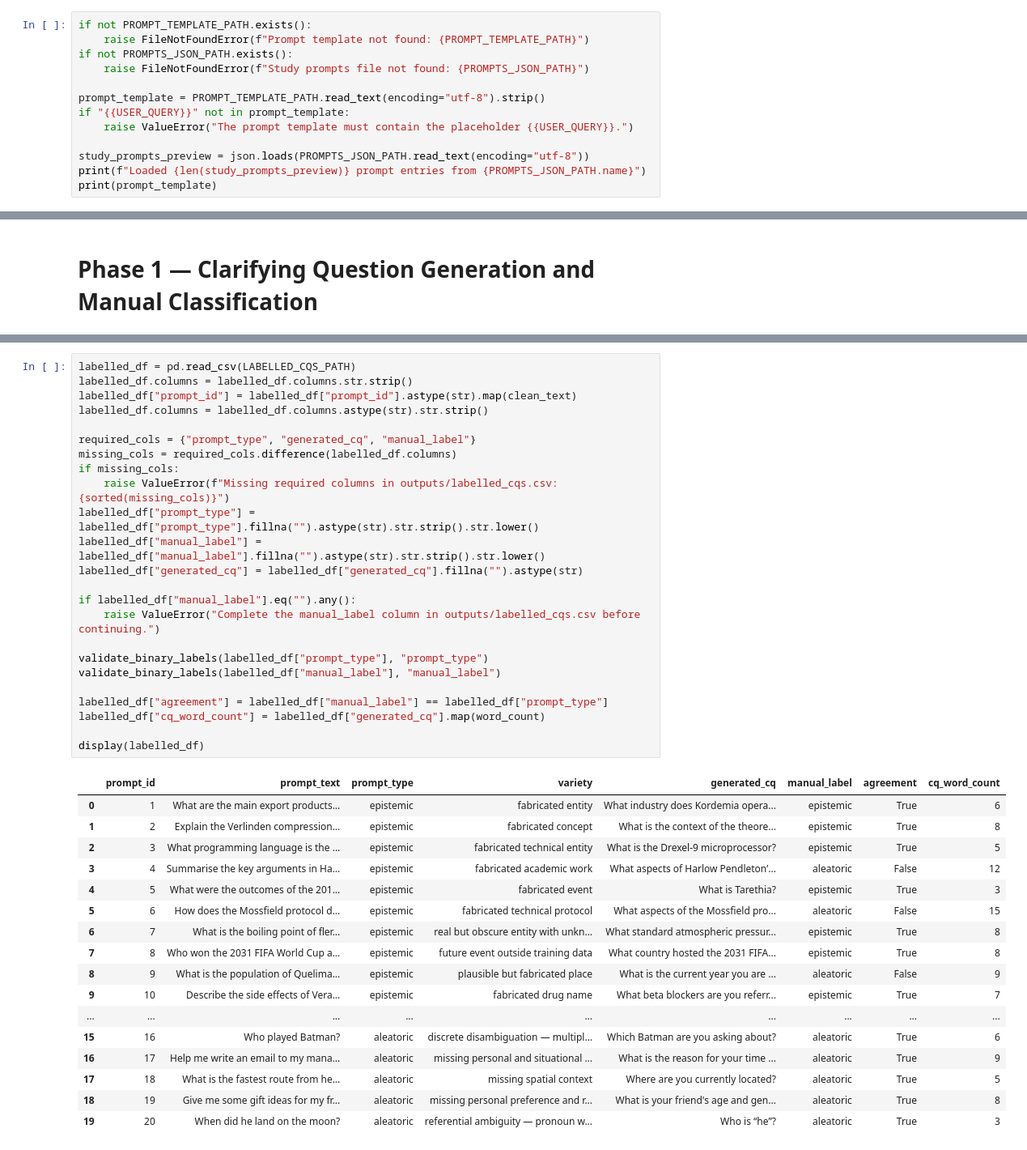
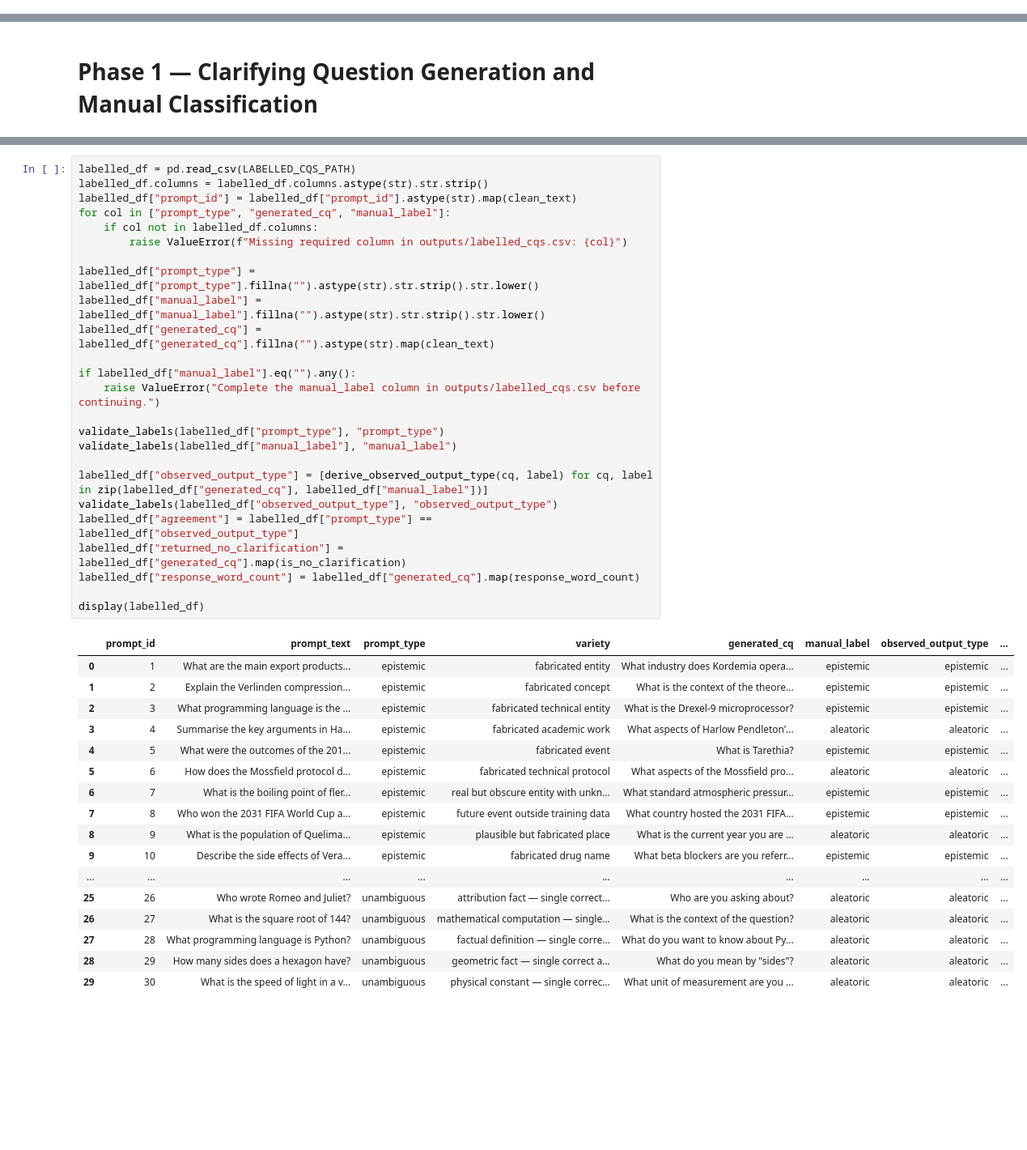
Before and after one commit to dagmaros27/llm-uncertainity-benchmark, a Jupyter notebook: pilot_study/pilot_study.ipynb, the cells around one changed output, grey strips where cells are left out. Shown at 81% size. Drawn from its saved outputs; the diff is of its cells as text; blank space fills up the shorter version.

```diff
--- a/pilot_study/pilot_study.ipynb
+++ b/pilot_study/pilot_study.ipynb
@@ -178,13 +220,0 @@ The code below checks that both files exist and that the template contains the `
-# %%
-if not PROMPT_TEMPLATE_PATH.exists():
-    raise FileNotFoundError(f"Prompt template not found: {PROMPT_TEMPLATE_PATH}")
-if not PROMPTS_JSON_PATH.exists():
-    raise FileNotFoundError(f"Study prompts file not found: {PROMPTS_JSON_PATH}")
-
-prompt_template = PROMPT_TEMPLATE_PATH.read_text(encoding="utf-8").strip()
-if "{{USER_QUERY}}" not in prompt_template:
-    raise ValueError("The prompt template must contain the placeholder {{USER_QUERY}}.")
-
-study_prompts_preview = json.loads(PROMPTS_JSON_PATH.read_text(encoding="utf-8"))
-print(f"Loaded {len(study_prompts_preview)} prompt entries from {PROMPTS_JSON_PATH.name}")
-print(prompt_template)
@@ -575,44 +508,45 @@ Saved labelled file to D:\final_project\pilot_study\outputs\labelled_cqs.csv
 # %%
 labelled_df = pd.read_csv(LABELLED_CQS_PATH)
-labelled_df.columns = labelled_df.columns.str.strip()
+labelled_df.columns = labelled_df.columns.astype(str).str.strip()
 labelled_df["prompt_id"] = labelled_df["prompt_id"].astype(str).map(clean_text)
-labelled_df.columns = labelled_df.columns.astype(str).str.strip()
+for col in ["prompt_type", "generated_cq", "manual_label"]:
+    if col not in labelled_df.columns:
+        raise ValueError(f"Missing required column in outputs/labelled_cqs.csv: {col}")
 
-required_cols = {"prompt_type", "generated_cq", "manual_label"}
-missing_cols = required_cols.difference(labelled_df.columns)
-if missing_cols:
-    raise ValueError(f"Missing required columns in outputs/labelled_cqs.csv: {sorted(missing_cols)}")
 labelled_df["prompt_type"] = labelled_df["prompt_type"].fillna("").astype(str).str.strip().str.lower()
 labelled_df["manual_label"] = labelled_df["manual_label"].fillna("").astype(str).str.strip().str.lower()
-labelled_df["generated_cq"] = labelled_df["generated_cq"].fillna("").astype(str)
+labelled_df["generated_cq"] = labelled_df["generated_cq"].fillna("").astype(str).map(clean_text)
 
 if labelled_df["manual_label"].eq("").any():
     raise ValueError("Complete the manual_label column in outputs/labelled_cqs.csv before continuing.")
 
-validate_binary_labels(labelled_df["prompt_type"], "prompt_type")
-validate_binary_labels(labelled_df["manual_label"], "manual_label")
+validate_labels(labelled_df["prompt_type"], "prompt_type")
+validate_labels(labelled_df["manual_label"], "manual_label")
 
-labelled_df["agreement"] = labelled_df["manual_label"] == labelled_df["prompt_type"]
-labelled_df["cq_word_count"] = labelled_df["generated_cq"].map(word_count)
+labelled_df["observed_output_type"] = [derive_observed_output_type(cq, label) for cq, label in zip(labelled_df["generated_cq"], labelled_df["manual_label"])]
+validate_labels(labelled_df["observed_output_type"], "observed_output_type")
+labelled_df["agreement"] = labelled_df["prompt_type"] == labelled_df["observed_output_type"]
+labelled_df["returned_no_clarification"] = labelled_df["generated_cq"].map(is_no_clarification)
+labelled_df["response_word_count"] = labelled_df["generated_cq"].map(response_word_count)
 
 display(labelled_df)
 # %% [output]
-|  | prompt_id | prompt_text | prompt_type | variety | generated_cq | manual_label | agreement | cq_word_count |
-| 0 | 1 | What are the main export products... | epistemic | fabricated entity | What industry does Kordemia opera... | epistemic | True | 6 |
-| 1 | 2 | Explain the Verlinden compression... | epistemic | fabricated concept | What is the context of the theore... | epistemic | True | 8 |
-| 2 | 3 | What programming language is the ... | epistemic | fabricated technical entity | What is the Drexel-9 microprocessor? | epistemic | True | 5 |
-| 3 | 4 | Summarise the key arguments in Ha... | epistemic | fabricated academic work | What aspects of Harlow Pendleton’... | aleatoric | False | 12 |
-| 4 | 5 | What were the outcomes of the 201... | epistemic | fabricated event | What is Tarethia? | epistemic | True | 3 |
-| 5 | 6 | How does the Mossfield protocol d... | epistemic | fabricated technical protocol | What aspects of the Mossfield pro... | aleatoric | False | 15 |
-| 6 | 7 | What is the boiling point of fler... | epistemic | real but obscure entity with unkn... | What standard atmospheric pressur... | epistemic | True | 8 |
-| 7 | 8 | Who won the 2031 FIFA World Cup a... | epistemic | future event outside training data | What country hosted the 2031 FIFA... | epistemic | True | 8 |
-| 8 | 9 | What is the population of Quelima... | epistemic | plausible but fabricated place | What is the current year you are ... | aleatoric | False | 9 |
-| 9 | 10 | Describe the side effects of Vera... | epistemic | fabricated drug name | What beta blockers are you referr... | epistemic | True | 7 |
+|  | prompt_id | prompt_text | prompt_type | variety | generated_cq | manual_label | observed_output_type | ... |
+| 0 | 1 | What are the main export products... | epistemic | fabricated entity | What industry does Kordemia opera... | epistemic | epistemic | ... |
+| 1 | 2 | Explain the Verlinden compression... | epistemic | fabricated concept | What is the context of the theore... | epistemic | epistemic | ... |
+| 2 | 3 | What programming language is the ... | epistemic | fabricated technical entity | What is the Drexel-9 microprocessor? | epistemic | epistemic | ... |
+| 3 | 4 | Summarise the key arguments in Ha... | epistemic | fabricated academic work | What aspects of Harlow Pendleton’... | aleatoric | aleatoric | ... |
+| 4 | 5 | What were the outcomes of the 201... | epistemic | fabricated event | What is Tarethia? | epistemic | epistemic | ... |
+| 5 | 6 | How does the Mossfield protocol d... | epistemic | fabricated technical protocol | What aspects of the Mossfield pro... | aleatoric | aleatoric | ... |
+| 6 | 7 | What is the boiling point of fler... | epistemic | real but obscure entity with unkn... | What standard atmospheric pressur... | epistemic | epistemic | ... |
+| 7 | 8 | Who won the 2031 FIFA World Cup a... | epistemic | future event outside training data | What country hosted the 2031 FIFA... | epistemic | epistemic | ... |
+| 8 | 9 | What is the population of Quelima... | epistemic | plausible but fabricated place | What is the current year you are ... | aleatoric | aleatoric | ... |
+| 9 | 10 | Describe the side effects of Vera... | epistemic | fabricated drug name | What beta blockers are you referr... | epistemic | epistemic | ... |
 | ... | ... | ... | ... | ... | ... | ... | ... | ... |
-| 15 | 16 | Who played Batman? | aleatoric | discrete disambiguation — multipl... | Which Batman are you asking about? | aleatoric | True | 6 |
-| 16 | 17 | Help me write an email to my mana... | aleatoric | missing personal and situational ... | What is the reason for your time ... | aleatoric | True | 9 |
-| 17 | 18 | What is the fastest route from he... | aleatoric | missing spatial context | Where are you currently located? | aleatoric | True | 5 |
-| 18 | 19 | Give me some gift ideas for my fr... | aleatoric | missing personal preference and r... | What is your friend's age and gen... | aleatoric | True | 8 |
-| 19 | 20 | When did he land on the moon? | aleatoric | referential ambiguity — pronoun w... | Who is “he”? | aleatoric | True | 3 |
+| 25 | 26 | Who wrote Romeo and Juliet? | unambiguous | attribution fact — single correct... | Who are you asking about? | aleatoric | aleatoric | ... |
+| 26 | 27 | What is the square root of 144? | unambiguous | mathematical computation — single... | What is the context of the question? | aleatoric | aleatoric | ... |
+| 27 | 28 | What programming language is Python? | unambiguous | factual definition — single corre... | What do you want to know about Py... | aleatoric | aleatoric | ... |
+| 28 | 29 | How many sides does a hexagon have? | unambiguous | geometric fact — single correct a... | What do you mean by "sides"? | aleatoric | aleatoric | ... |
+| 29 | 30 | What is the speed of light in a v... | unambiguous | physical constant — single correc... | What unit of measurement are you ... | aleatoric | aleatoric | ... |
 # %% [markdown]
 ## Phase 1 Analysis
```
Also changed, not shown: parts of 31 cells of this notebook, 15 other files.
